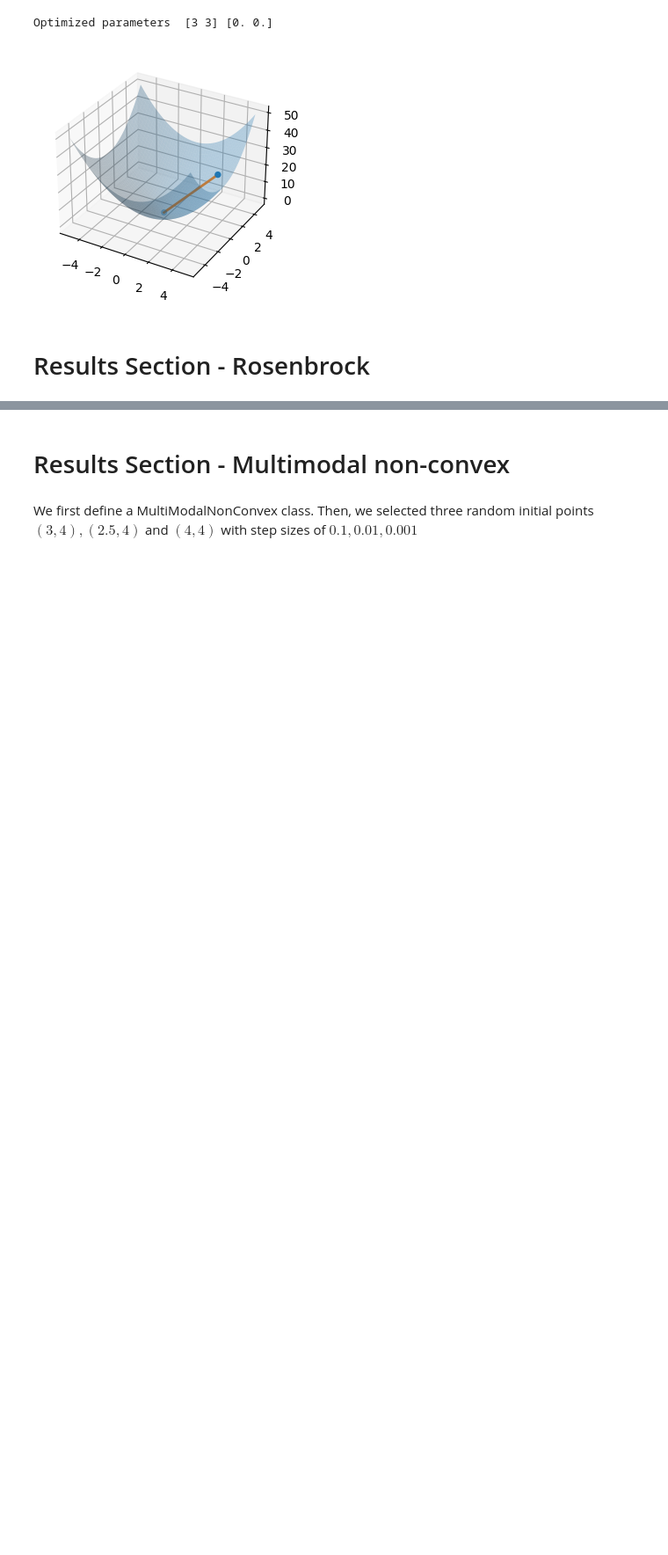
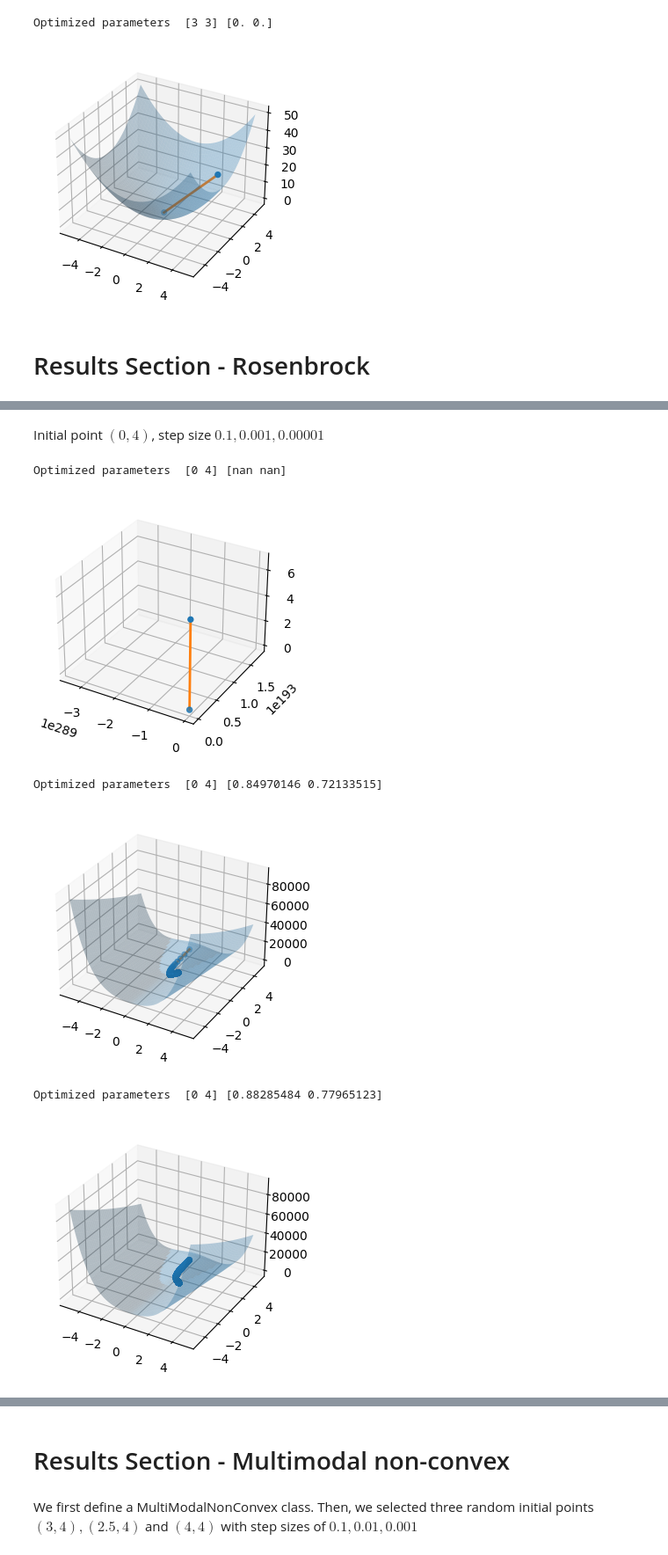
Before and after one commit to zh1322114772/Project1-GradientDescent, a Jupyter notebook: Project1.ipynb, the cells around one changed output, grey strips where cells are left out. Shown at 88% size. Cells and saved outputs as stored; diff of their text form; code cells hidden in the pictures; blank space fills up the shorter version.

```diff
--- a/Project1.ipynb
+++ b/Project1.ipynb
@@ -309,0 +360,11 @@ class Rosenbrock(C2Differentiable):
+# %% [markdown]
+Initial point $(0, 4)$, step size $0.1, 0.001, 0.00001$
+# %%
+VanillaGDRosenbrockPlot(np.array([0, 4]))
+# %% [output]
+Optimized parameters  [0 4] [nan nan]
+[figure, added]
+Optimized parameters  [0 4] [0.84970146 0.72133515]
+[figure, added]
+Optimized parameters  [0 4] [0.88285484 0.77965123]
+[figure, added]
```
Also changed, not shown: parts of 18 cells of this notebook.
